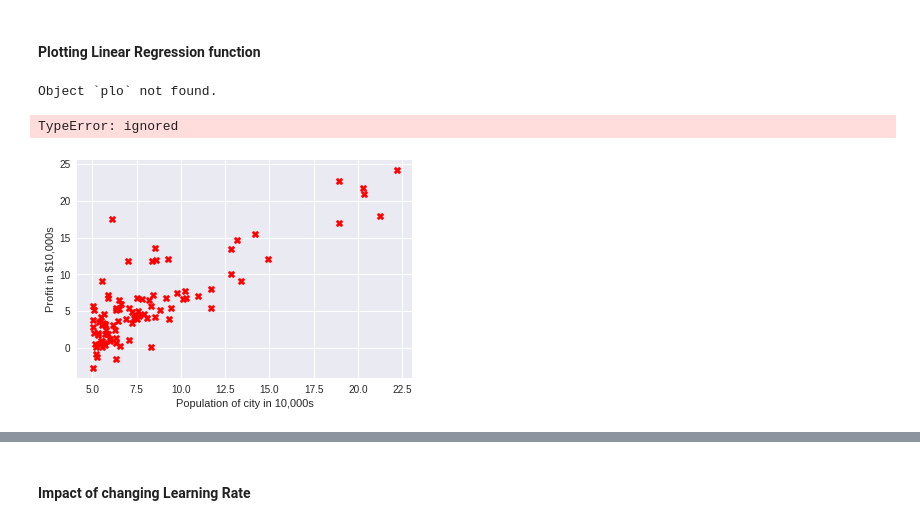
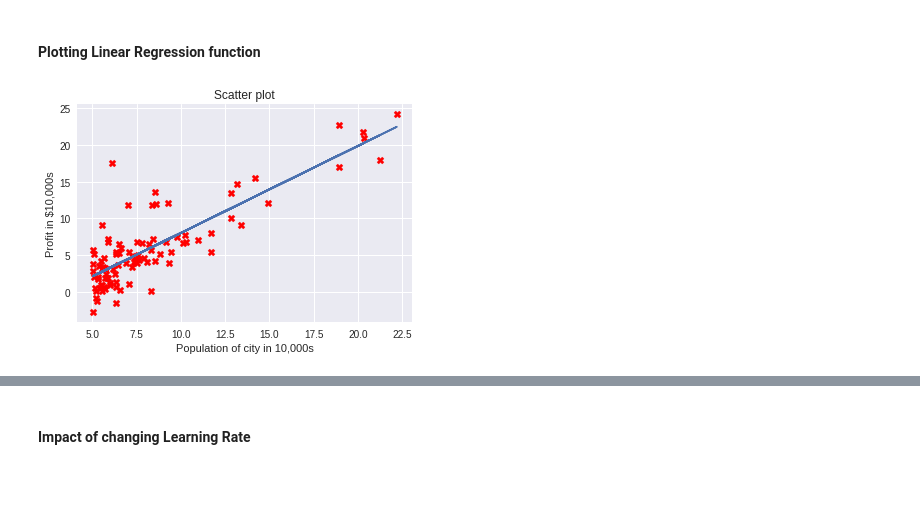
Before and after one commit to KrisSandy/ExMachineLearning, a Jupyter notebook: Machine_Learning_|_Linear_Regression.ipynb, the cells around one changed output, grey strips where cells are left out. Cells and saved outputs as stored; diff of their text form; code cells hidden in the pictures; blank space fills up the shorter version.

```diff
--- a/Machine_Learning_|_Linear_Regression.ipynb
+++ b/Machine_Learning_|_Linear_Regression.ipynb
@@ -29,8 +27,8 @@ import numpy as np
 
 def compute_cost(X, y, theta):
   m=len(y)
-  xt = np.matmul(X.values, theta)
-  e = xt-y.values
+  xt = np.matmul(X, theta)
+  e = xt-y
   J_theta = (1/(2*m))*np.matmul(np.transpose(e), e)
   return J_theta
 # %% [markdown]
@@ -45,12 +43,10 @@ $\theta_j := \theta_j - \frac{\alpha}{m}X^T(X\theta - \overrightarrow{y})$
 def gradient_decent(X, y, theta, aplha, num_iter):
   m=len(y)
   J_theta_hist = np.array(np.zeros((num_iter)))
-  X = pd.DataFrame(X)
-  X.insert(loc=0, column='x0', value=1)
   for i in range(0, num_iter):
-    xt = np.matmul(X.values, theta)
-    e = xt-y.values
-    theta = theta - (aplha/m)*np.matmul(np.transpose(X.values), e)
+    xt = np.matmul(X, theta)
+    e = xt-y
+    theta = theta - (aplha/m)*np.matmul(np.transpose(X), e)
     J_theta_hist[i] = compute_cost(X, y, theta)
   return theta, J_theta_hist
 # %% [markdown]
@@ -129,10 +124,8 @@ plt.title("Convergence of gradient descent (Cost vs Number of iterations)");
 # %%
 plt.scatter(data['population'], data['profit'], c='r', marker='X')
 plt.xlabel("Population of city in 10,000s")
 plt.ylabel("Profit in $10,000s")
-plt.title("Scatter plo?
-plt.plot(X.values, predict(X)/10000, '-');
+plt.title("Scatter plot")
+plt.plot(data['population'].values, predict(X, optimised_theta), '-');
 # %% [output]
-Object `plo` not found.
-TypeError: ignored
-[figure, old version]
+[figure, new version]
```
Also changed, not shown: parts of 12 cells of this notebook.
